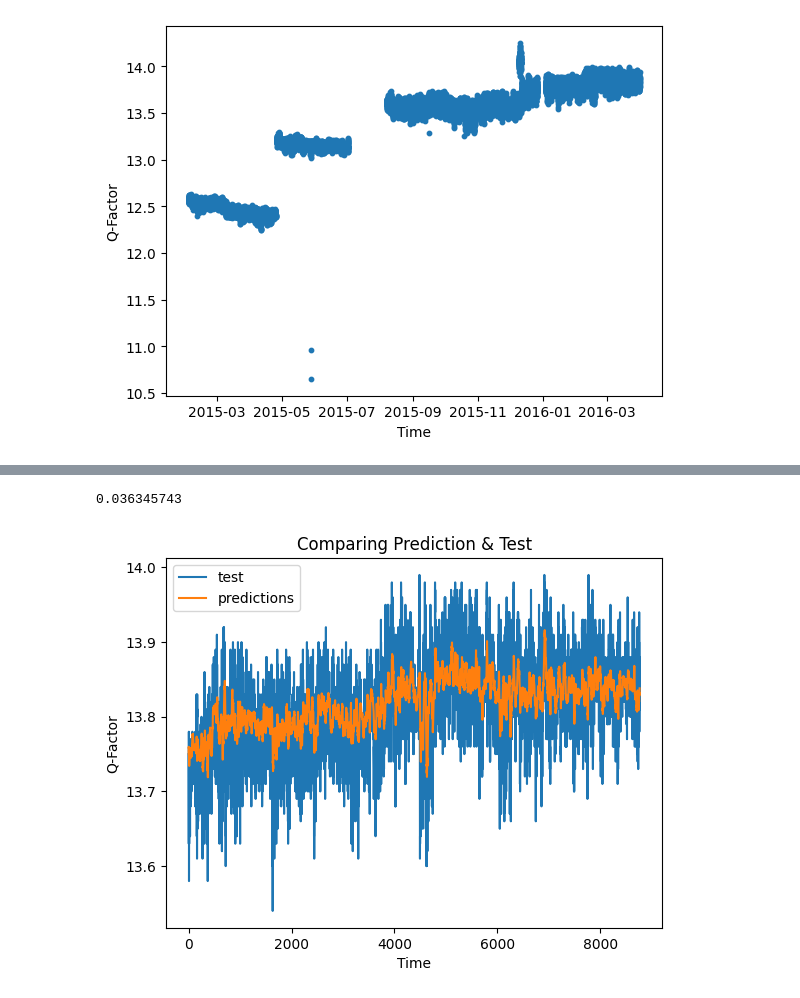
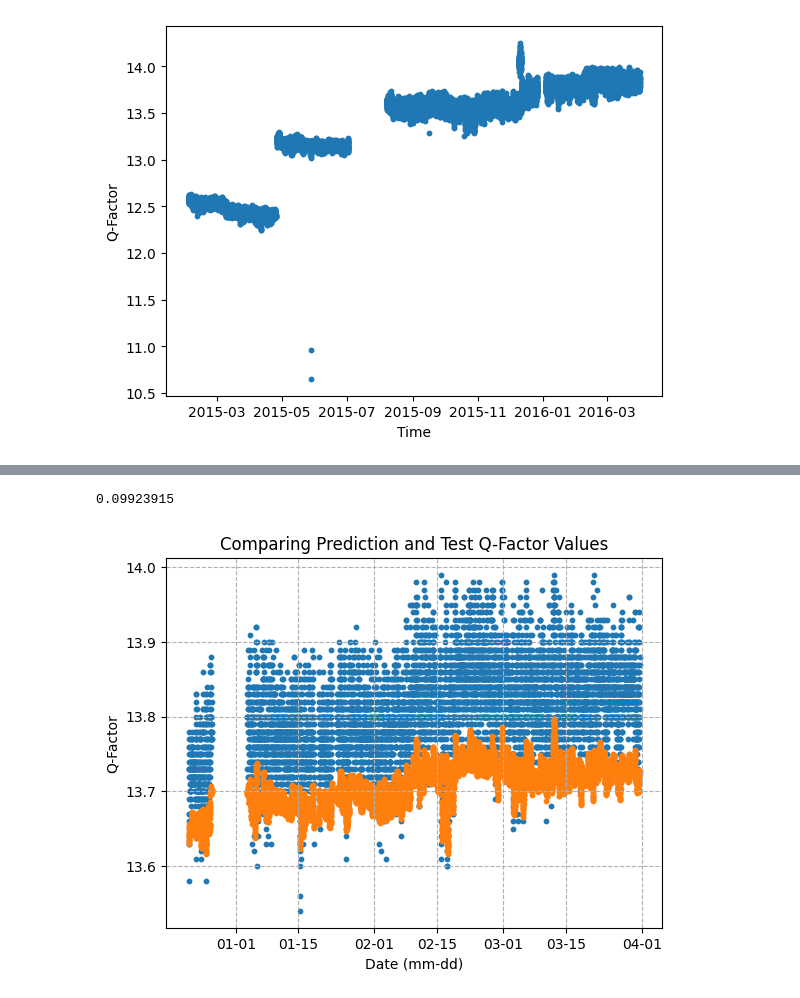
Before and after one commit to adelaidefrieze98/FinalYearProject, a Jupyter notebook: modelTrainingActual.ipynb, the cells around one changed output, grey strips where cells are left out. Saved outputs shown, nothing was run; the diff lists cells and outputs as text; code cells hidden in the pictures.

Commit message:
tidied up actual file, ran for the first time multi-variate anomaly

```diff
--- a/modelTrainingActual.ipynb
+++ b/modelTrainingActual.ipynb
@@ -130,23 +108,16 @@ model = tf.keras.models.Sequential([
 
     tf.keras.layers.Dense(1)])
 
-# optimiser algorithm adjust weights of network's neurons and learning rate
-# reduces loss and improves overall accuracy
+model.summary()
+
+#optimiser algorithm
 #lr_schedule = tf.keras.callbacks.LearningRateScheduler(
-   #lambda epoch: 1e-8*10**(epoch))
+   #lambda epoch: 1e-8 * 10 ** (epoch / 3))
 
+#compiling model with optimiser
 optimiser = tf.keras.optimizers.SGD(learning_rate=1e-3, momentum=0.9)
 model.compile(loss=tf.keras.losses.Huber(), optimizer=optimiser, metrics=["mae"])
 
 ## training model
-history = model.fit(tensor_train_dataset1, epochs=15, validation_data=tensor_val_dataset1)
-
-## losses of the model
-#plt.plot(history.history['loss'])
-#plt.plot(history.history['val_loss'])
-#plt.title('model loss')
-#plt.ylabel('loss')
-#plt.xlabel('epoch')
-#plt.legend(['train', 'validate'], loc='upper left')
-#plt.show()
+history = model.fit(tensor_train_dataset1, epochs=20, validation_data=tensor_val_dataset1)
 # %% [output]
@@ -204,17 +190,20 @@ forecast = model_forecast(model, data1_np[...,np.newaxis], WINDOW_SIZE, BATCH_SI
 predicted_values = forecast[int(len(data1_np)*0.75)-WINDOW_SIZE:-1,-1,0]#batch size (: all) time slice (-1 last one) features (only one, so first one)
 # %%
+#printing overall error between predicted values and test values
 error = tf.keras.metrics.mean_absolute_error(test_data1, predicted_values).numpy()
 print(error)
 # %% [output]
-0.036345743
+0.09923915
 # %%
-# comparison graph
-plt.plot(test_data1)
-plt.plot(predicted_values)
-plt.title('Comparing Prediction & Test')
-plt.ylabel('Q-Factor')
-plt.xlabel('Time')
-plt.legend(['test', 'predictions'], loc='upper left')
+# comparison graph - scattor
+date_form = DateFormatter("%m-%d")
+fig, ax = plt.subplots()
+ax.scatter(test_time1, test_data1, s=10)
+ax.scatter(test_time1, predicted_values, s=10)
+ax.set(xlabel="Date (mm-dd)", ylabel="Q-Factor")
+ax.xaxis.set_major_formatter(date_form)
+ax.grid(linestyle="--")
+ax.set_title('Comparing Prediction and Test Q-Factor Values')
 plt.show()
 # %% [output]
-[figure, old version]
+[figure, new version]
```
Also changed, not shown: parts of 16 cells of this notebook, 6 other files.
